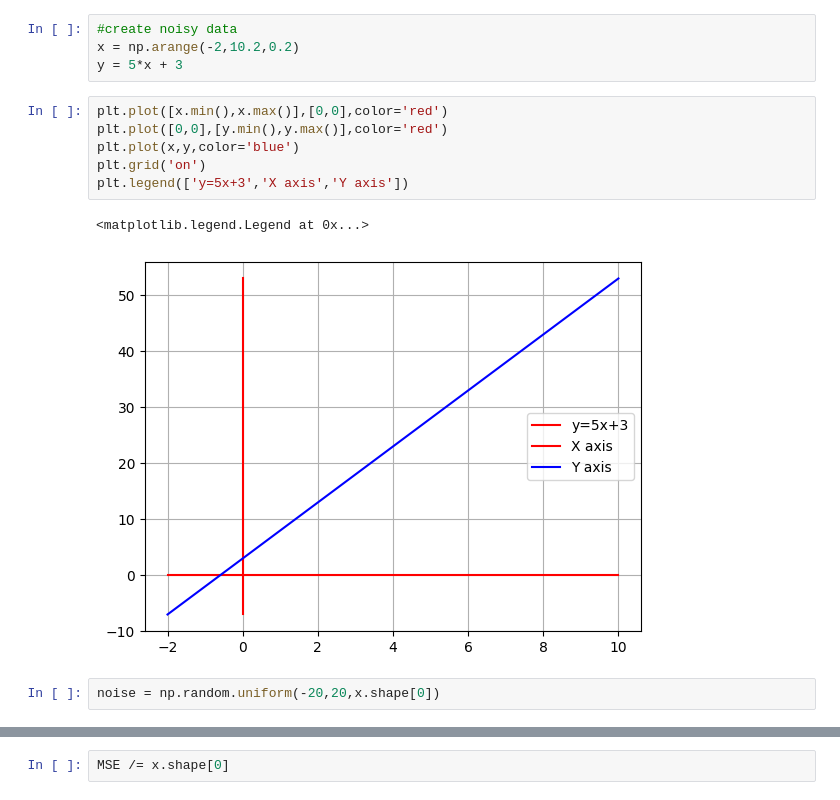
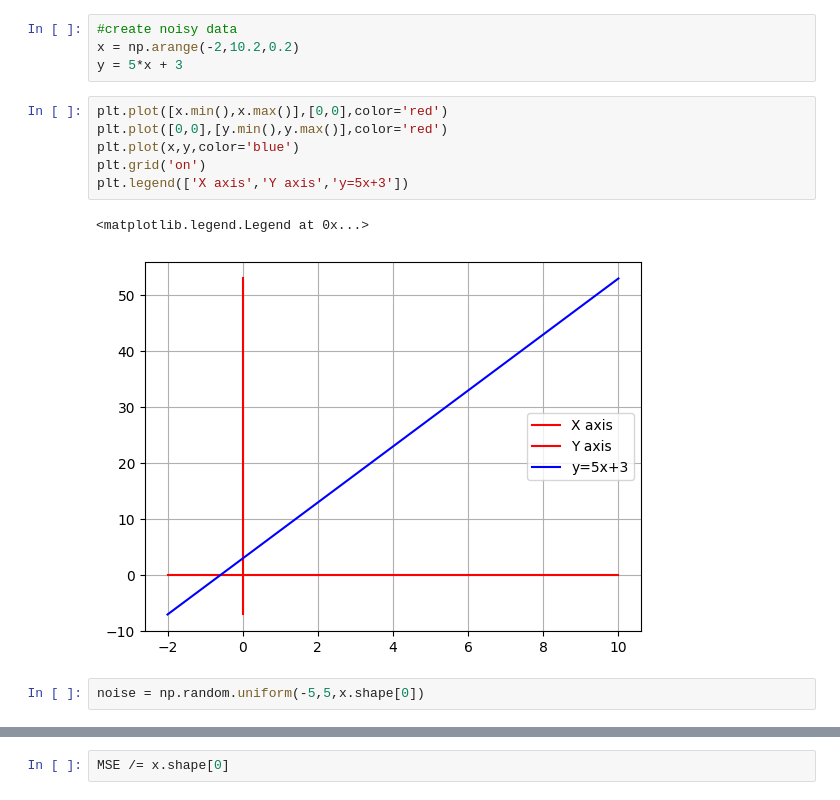
Before and after one commit to enoten/ml-numpy-pytorch, a Jupyter notebook: Linear Regression.ipynb, the cells around one changed output, grey strips where cells are left out. Cells and saved outputs as stored; diff of their text form.

```diff
--- a/Linear Regression.ipynb
+++ b/Linear Regression.ipynb
@@ -13,14 +13,14 @@ y = 5*x + 3
 # %%
 plt.plot([x.min(),x.max()],[0,0],color='red')
 plt.plot([0,0],[y.min(),y.max()],color='red')
 plt.plot(x,y,color='blue')
 plt.grid('on')
-plt.legend(['y=5x+3','X axis','Y axis'])
+plt.legend(['X axis','Y axis','y=5x+3'])
 # %% [output]
 <matplotlib.legend.Legend at 0x...>
-[figure, old version]
+[figure, new version]
 # %%
-noise = np.random.uniform(-20,20,x.shape[0])
+noise = np.random.uniform(-5,5,x.shape[0])
 # %%
 plt.plot(noise)
 # %% [output]
```
Also changed, not shown: parts of 18 cells of this notebook.
